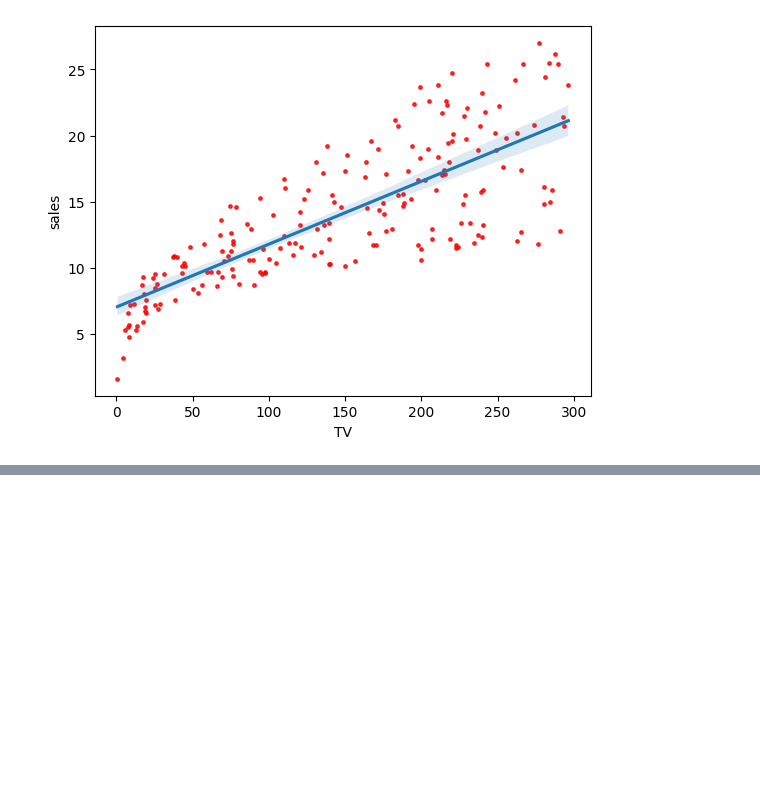
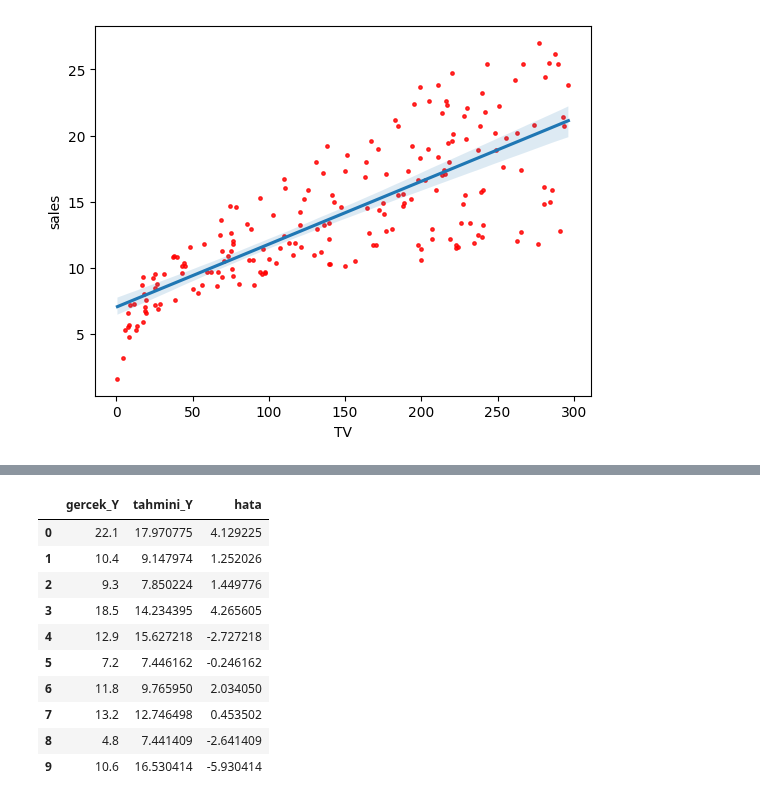
Before and after one commit to GokceSoylu/Machine_Learing, a Jupyter notebook: LineraRegression_andCousens/SimpleLinearRegression.ipynb, the cells around one changed output, grey strips where cells are left out. Saved outputs shown, nothing was run; the diff lists cells and outputs as text; code cells hidden in the pictures; blank space fills up the shorter version.

Commit message:
sklearn metrics kullanarak hata gözlemi ve predict değer gözlemi

```diff
--- a/LineraRegression_andCousens/SimpleLinearRegression.ipynb
+++ b/LineraRegression_andCousens/SimpleLinearRegression.ipynb
@@ -446,0 +494,4 @@ i=sns.regplot(x="TV",y="sales",data=df,scatter_kws={"color":"r","s":6})
+# %%
+table=pd.DataFrame({"gercek_Y":Y[0:10],
+                    "tahmini_Y":reg.predict(X[0:10])})
+table
@@ -446,0 +510,16 @@ i=sns.regplot(x="TV",y="sales",data=df,scatter_kws={"color":"r","s":6})
+# %%
+#hadi tam bir karşılaştırma yapalım
+table["hata"]=table["gercek_Y"]-table["tahmini_Y"]
+table
+# %% [output]
+|  | gercek_Y | tahmini_Y | hata |
+| 0 | 22.1 | 17.970775 | 4.129225 |
+| 1 | 10.4 | 9.147974 | 1.252026 |
+| 2 | 9.3 | 7.850224 | 1.449776 |
+| 3 | 18.5 | 14.234395 | 4.265605 |
+| 4 | 12.9 | 15.627218 | -2.727218 |
+| 5 | 7.2 | 7.446162 | -0.246162 |
+| 6 | 11.8 | 9.765950 | 2.034050 |
+| 7 | 13.2 | 12.746498 | 0.453502 |
+| 8 | 4.8 | 7.441409 | -2.641409 |
+| 9 | 10.6 | 16.530414 | -5.930414 |
```
Also changed, not shown: parts of 15 cells of this notebook, 1 other file.
